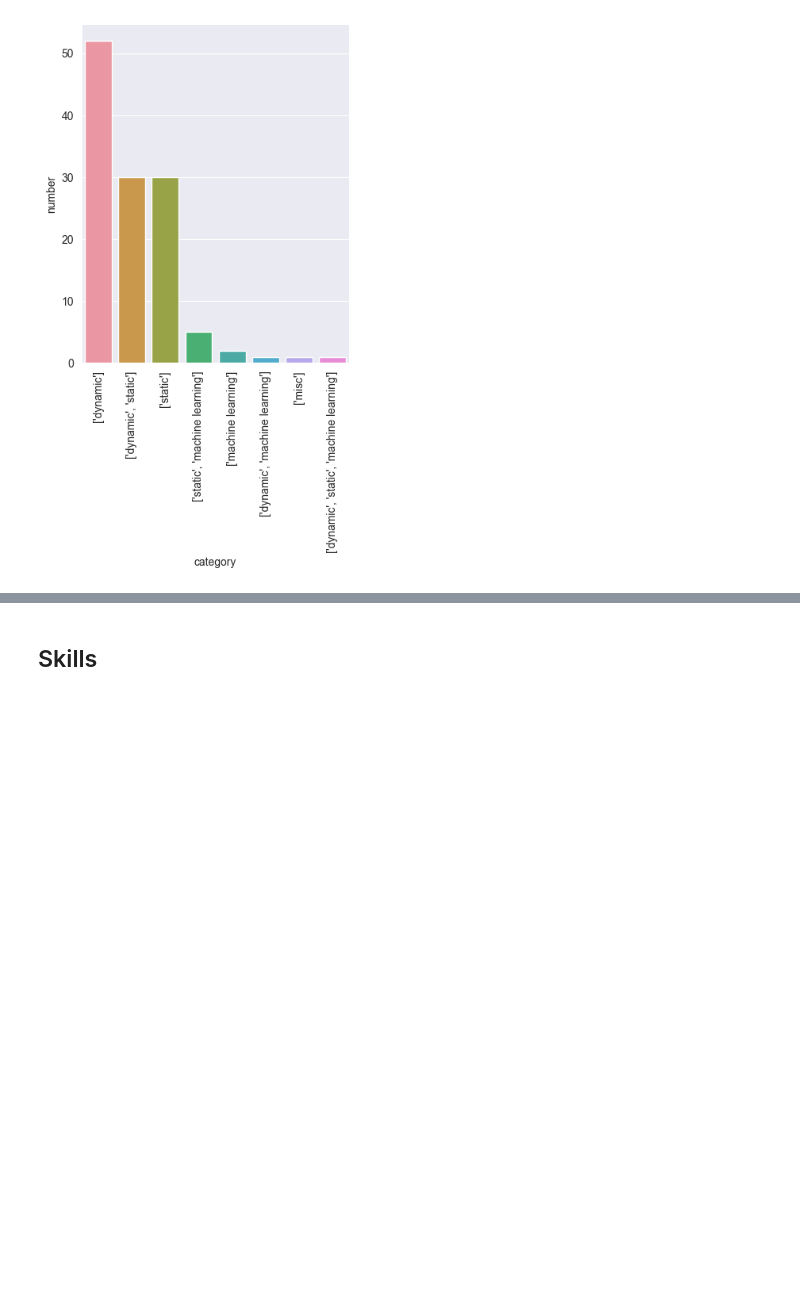
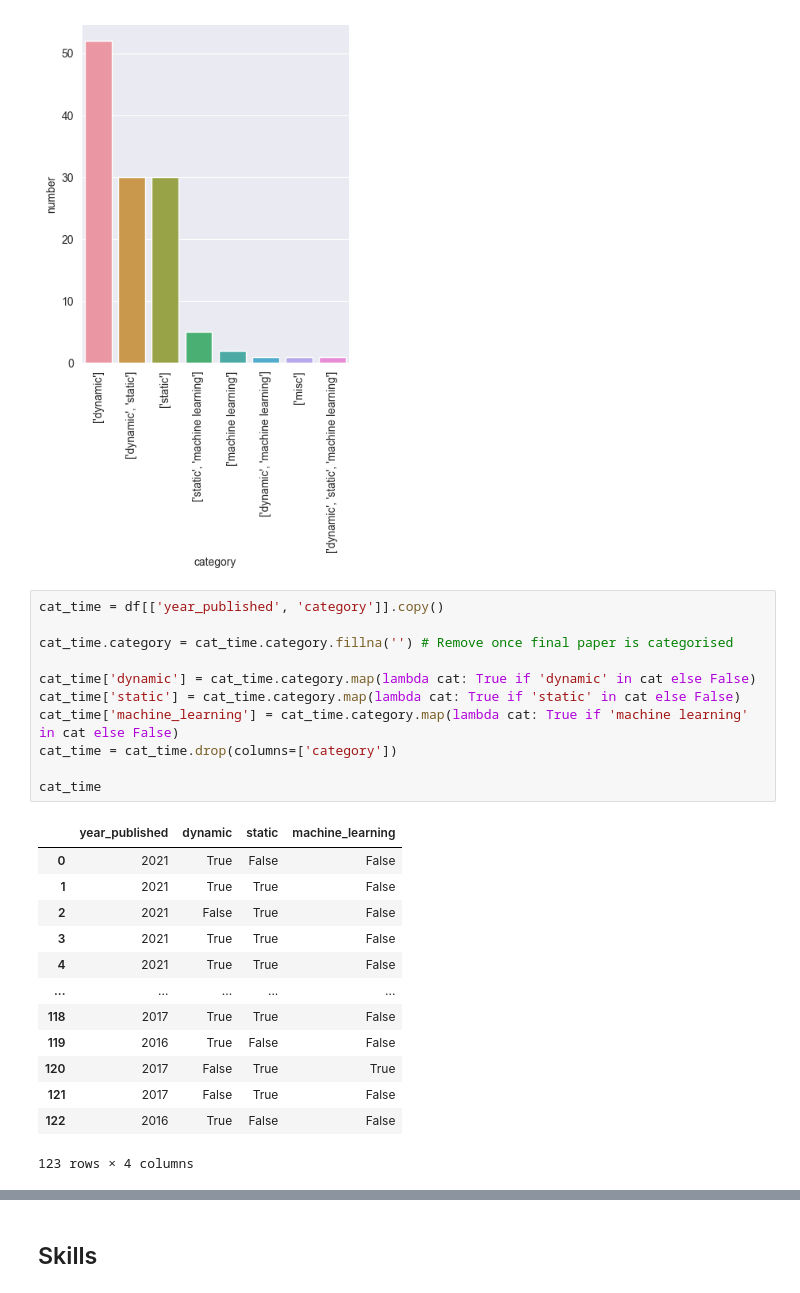
Before and after one commit to m-messer/Automated-Assessment-SLR-Data-Processing, a Jupyter notebook: analysis.ipynb, the cells around one changed output, grey strips where cells are left out. Cells and saved outputs as stored; diff of their text form; blank space fills up the shorter version.

```diff
--- a/analysis.ipynb
+++ b/analysis.ipynb
@@ -163,3 +163,28 @@ plt.xticks(rotation=90)
 plt.savefig('plots/category.pdf', bbox_inches='tight')
 # %% [output]
 [figure]
+# %%
+cat_time = df[['year_published', 'category']].copy()
+
+cat_time.category = cat_time.category.fillna('') # Remove once final paper is categorised
+
+cat_time['dynamic'] = cat_time.category.map(lambda cat: True if 'dynamic' in cat else False)
+cat_time['static'] = cat_time.category.map(lambda cat: True if 'static' in cat else False)
+cat_time['machine_learning'] = cat_time.category.map(lambda cat: True if 'machine learning' in cat else False)
+cat_time = cat_time.drop(columns=['category'])
+
+cat_time
+# %% [output]
+|  | year_published | dynamic | static | machine_learning |
+| 0 | 2021 | True | False | False |
+| 1 | 2021 | True | True | False |
+| 2 | 2021 | False | True | False |
+| 3 | 2021 | True | True | False |
+| 4 | 2021 | True | True | False |
+| ... | ... | ... | ... | ... |
+| 118 | 2017 | True | True | False |
+| 119 | 2016 | True | False | False |
+| 120 | 2017 | False | True | True |
+| 121 | 2017 | False | True | False |
+| 122 | 2016 | True | False | False |
+123 rows × 4 columns
```
Also changed, not shown: parts of 4 cells of this notebook, 10 other files.
